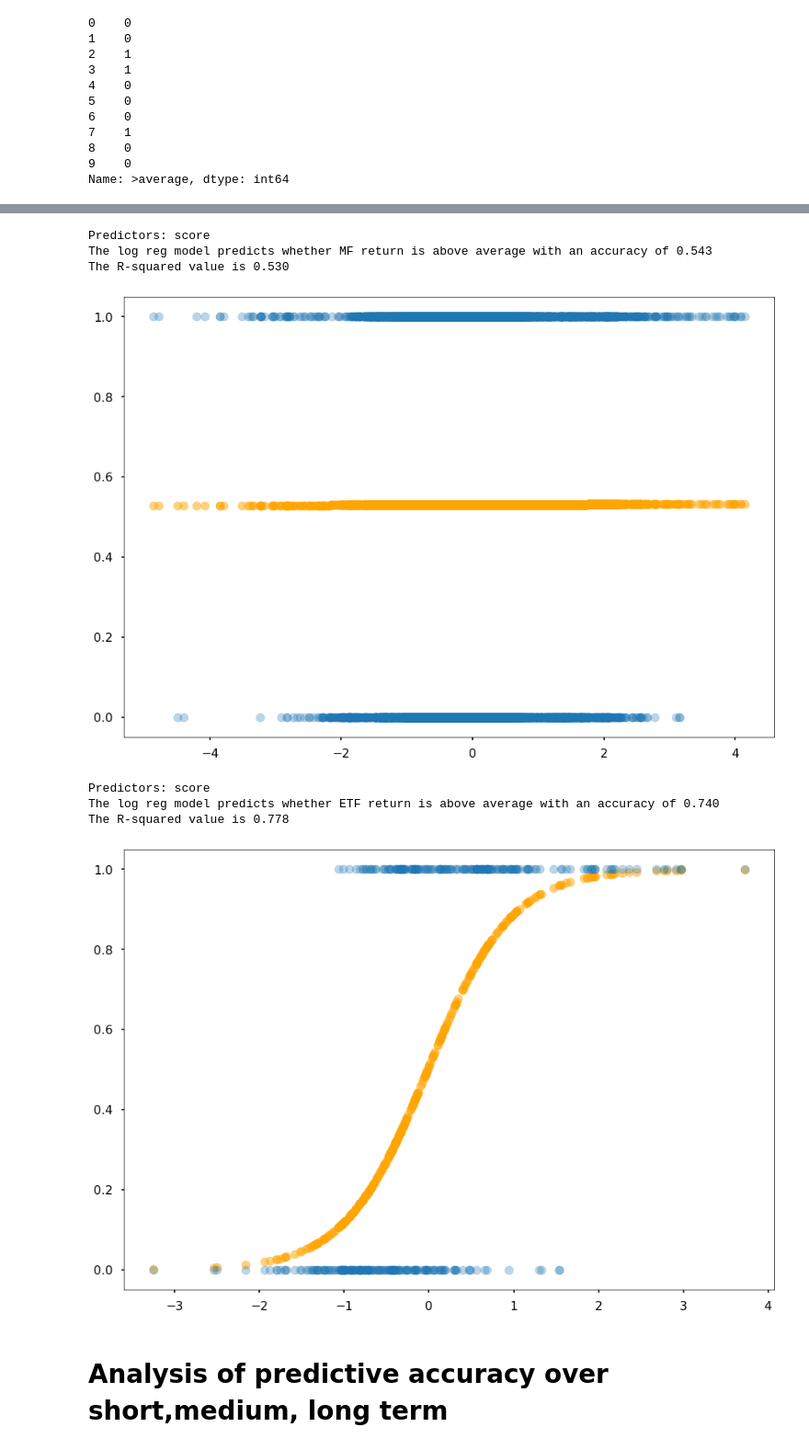
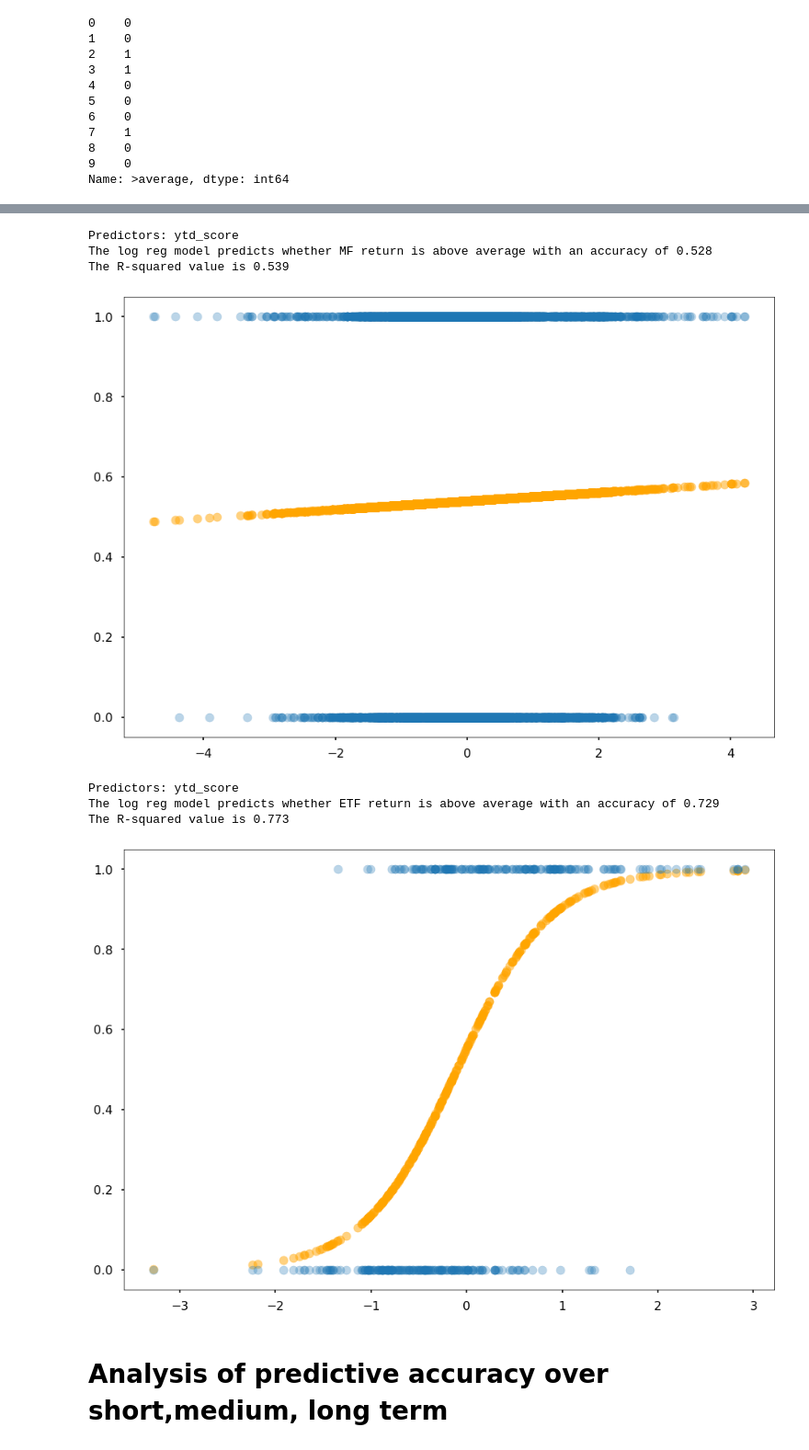
Before and after one commit to ctr48/Info2950FinalProject, a Jupyter notebook: May11V1.ipynb, the cells around one changed output, grey strips where cells are left out. Shown at 92% size. Drawn from its saved outputs; the diff is of its cells as text; code cells hidden in the pictures.

```diff
--- a/May11V1.ipynb
+++ b/May11V1.ipynb
@@ -519,13 +499,13 @@ def corr_visualize(df_corr,cutoff,title,labelsize):
     plt.tick_params(labelsize=labelsize)
     plt.tight_layout()
 # %%
-def log_prob(df,predictor,fundtype):
+def log_prob(df,predictor,greater_col,fundtype):
     df[predictor]=StandardScaler().fit_transform(df[[predictor]])
     df=df[df[predictor]<4.5]
 
     #df=df.loc[df['category']=='World Allocation']
     #df=df.groupby('category')
-    X_train, X_test, y_train, y_test = train_test_split(df[[predictor]], df['>average'], test_size=0.4)
+    X_train, X_test, y_train, y_test = train_test_split(df[[predictor]], df[greater_col], test_size=0.4)
     logit=LogisticRegression().fit(X_train,y_train)
 
 
@@ -931,28 +911,30 @@ df_etf3['fund_return_ytd']=StandardScaler().fit_transform(df_etf3[['fund_return_
 df_mf3['category_return_ytd']=StandardScaler().fit_transform(df_mf3[['category_return_ytd']])
 df_etf3['category_return_ytd']=StandardScaler().fit_transform(df_etf3[['category_return_ytd']])
 
-df_mf3['score']=0
-df_etf3['score']=0
+df_mf3['ytd_score']=0
+df_etf3['ytd_score']=0
 
 for var in mf_vars:
     mf_score=df_mf3[var]*(df_mf_highest_corrs.loc[var,'correlation'])
-    df_mf3['score']+=mf_score
+    df_mf3['ytd_score']+=mf_score
     #print(mf_score)
 
 
 for var in etf_vars:
     etf_score=df_etf3[var]*(df_etf_highest_corrs.loc[var,'correlation'])
-    df_etf3['score']+=etf_score
+    df_etf3['ytd_score']+=etf_score
     #print(etf_score)
 
 
 #category columns to include in final dfs
+fund=['fund_return_3years','fund_return_5years','fund_return_10years']
 cats=['category_return_3years','category_return_5years','category_return_10years']
 
 mf_cols=df_mf.columns.to_list()
 mf_cols.extend(mf_vars)
 mf_cols.extend(cats)
-mf_cols.append('score')
+mf_cols.extend(fund)
+mf_cols.append('ytd_score')
 mf_cols.append('category_return_ytd')
 mf_final=pd.DataFrame()
 for col in mf_cols:
@@ -961,7 +943,8 @@ for col in mf_cols:
 etf_cols=df_etf.columns.to_list()
 etf_cols.extend(etf_vars)
 etf_cols.extend(cats)
-etf_cols.append('score')
+etf_cols.extend(fund)
+etf_cols.append('ytd_score')
 etf_cols.append('category_return_ytd')
 etf_final=pd.DataFrame()
 for col in etf_cols:
@@ -1060,18 +1034,18 @@ etf_final['>average'].head(50)
 Name: >average, dtype: int64
 # %%
-log_prob(mf_final,'score','MF')
+log_prob(mf_final,'ytd_score','>average','MF')
 plt.show()
 print('\n')
-log_prob(etf_final,'score','ETF')
+log_prob(etf_final,'ytd_score','>average','ETF')
 # %% [output]
-Predictors: score
-The log reg model predicts whether MF return is above average with an accuracy of 0.543
-The R-squared value is 0.530
+Predictors: ytd_score
+The log reg model predicts whether MF return is above average with an accuracy of 0.528
+The R-squared value is 0.539
-[figure, old version]
+[figure, new version]
-Predictors: score
-The log reg model predicts whether ETF return is above average with an accuracy of 0.740
-The R-squared value is 0.778
+Predictors: ytd_score
+The log reg model predicts whether ETF return is above average with an accuracy of 0.729
+The R-squared value is 0.773
-[figure, old version]
+[figure, new version]
 # %% [markdown]
 # __Analysis of predictive accuracy over short,medium, long term__
 # %%
```
Also changed, not shown: parts of 21 cells of this notebook.
